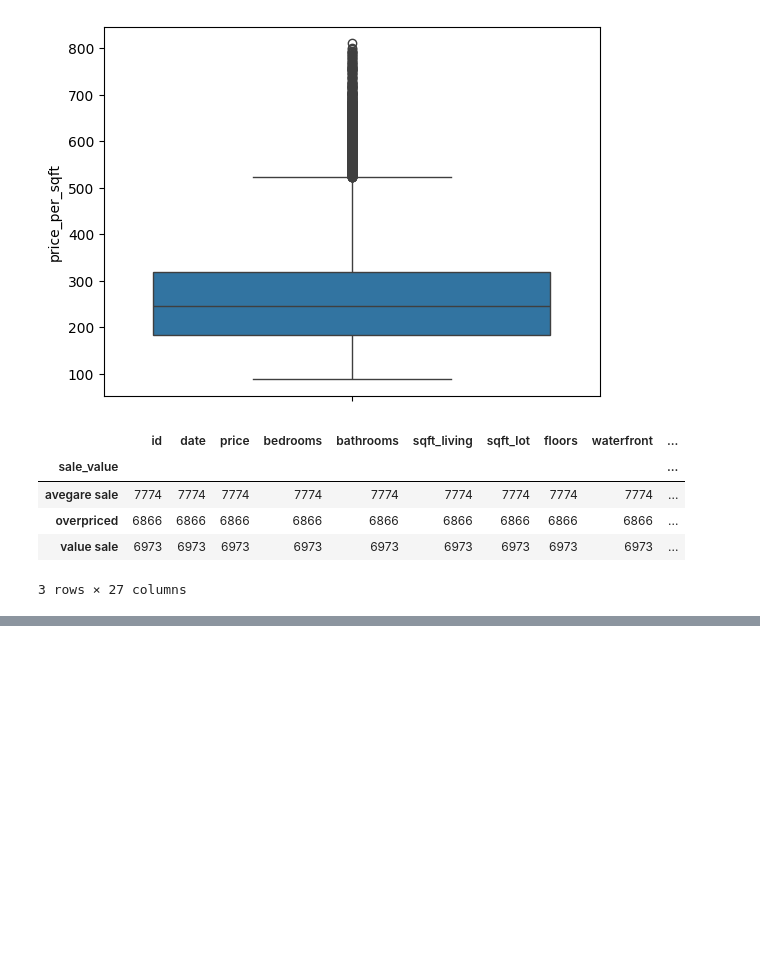
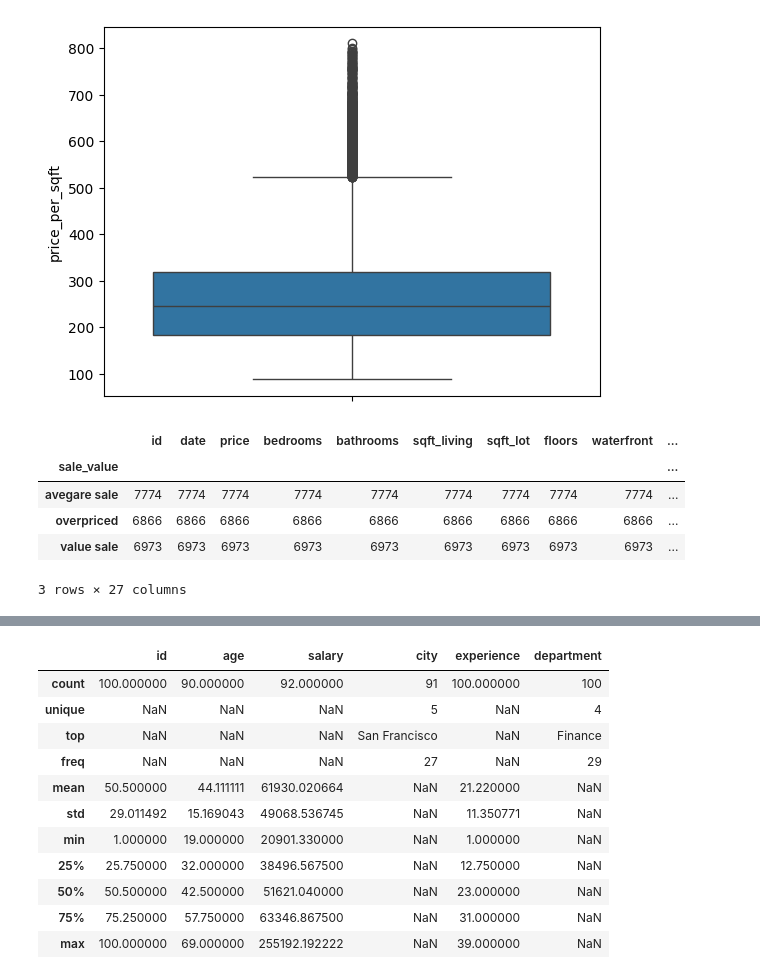
Before and after one commit to delinai/schulich_ds1_2024, a Jupyter notebook: class3_6110T.ipynb, the cells around one changed output, grey strips where cells are left out. Saved outputs shown, nothing was run; the diff lists cells and outputs as text; code cells hidden in the pictures; blank space fills up the shorter version.

```diff
--- a/class3_6110T.ipynb
+++ b/class3_6110T.ipynb
@@ -221,0 +340,15 @@ df.groupby('sale_value').count()
+# %%
+df2.describe(include='all')
+# %% [output]
+|  | id | age | salary | city | experience | department |
+| count | 100.000000 | 90.000000 | 92.000000 | 91 | 100.000000 | 100 |
+| unique | NaN | NaN | NaN | 5 | NaN | 4 |
+| top | NaN | NaN | NaN | San Francisco | NaN | Finance |
+| freq | NaN | NaN | NaN | 27 | NaN | 29 |
+| mean | 50.500000 | 44.111111 | 61930.020664 | NaN | 21.220000 | NaN |
+| std | 29.011492 | 15.169043 | 49068.536745 | NaN | 11.350771 | NaN |
+| min | 1.000000 | 19.000000 | 20901.330000 | NaN | 1.000000 | NaN |
+| 25% | 25.750000 | 32.000000 | 38496.567500 | NaN | 12.750000 | NaN |
+| 50% | 50.500000 | 42.500000 | 51621.040000 | NaN | 23.000000 | NaN |
+| 75% | 75.250000 | 57.750000 | 63346.867500 | NaN | 31.000000 | NaN |
+| max | 100.000000 | 69.000000 | 255192.192222 | NaN | 39.000000 | NaN |
```
Also changed, not shown: parts of 24 cells of this notebook.
